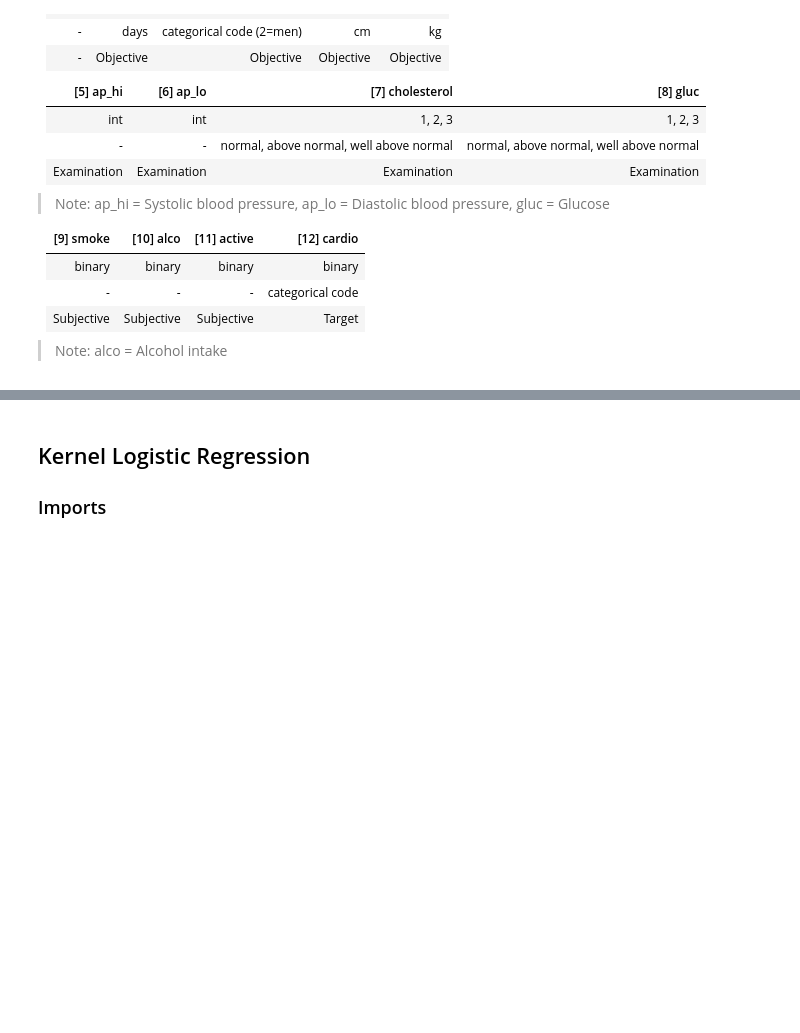
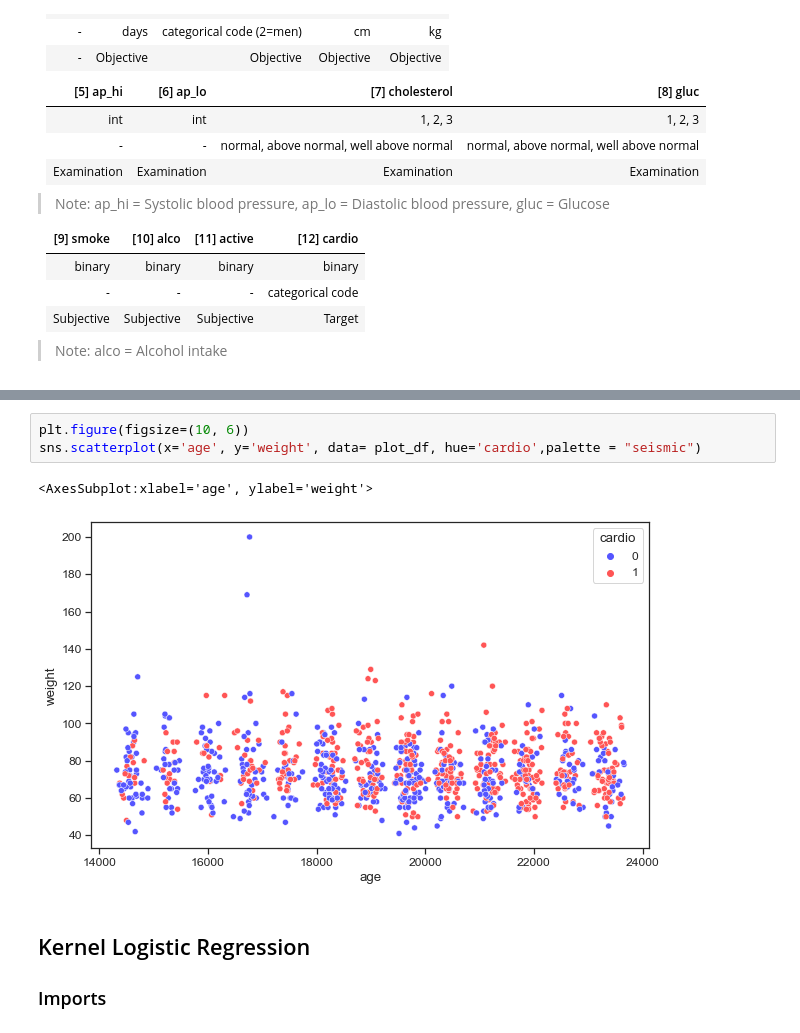
Before and after one commit to leogaube/Cardiovascular-Disease-Prediction, a Jupyter notebook: src/kernel_classification.ipynb, the cells around one changed output, grey strips where cells are left out. Saved outputs shown, nothing was run; the diff lists cells and outputs as text; blank space fills up the shorter version.

```diff
--- a/src/kernel_classification.ipynb
+++ b/src/kernel_classification.ipynb
@@ -93,3 +117,9 @@ TODO vinc: copy paste Jans code
+# %%
+plt.figure(figsize=(10, 6))
+sns.scatterplot(x='age', y='weight', data= plot_df, hue='cardio',palette = "seismic")
+# %% [output]
+<AxesSubplot:xlabel='age', ylabel='weight'>
+[figure, added]
 # %% [markdown]
 ## Kernel Logistic Regression
 
```
Also changed, not shown: parts of 10 cells of this notebook.
